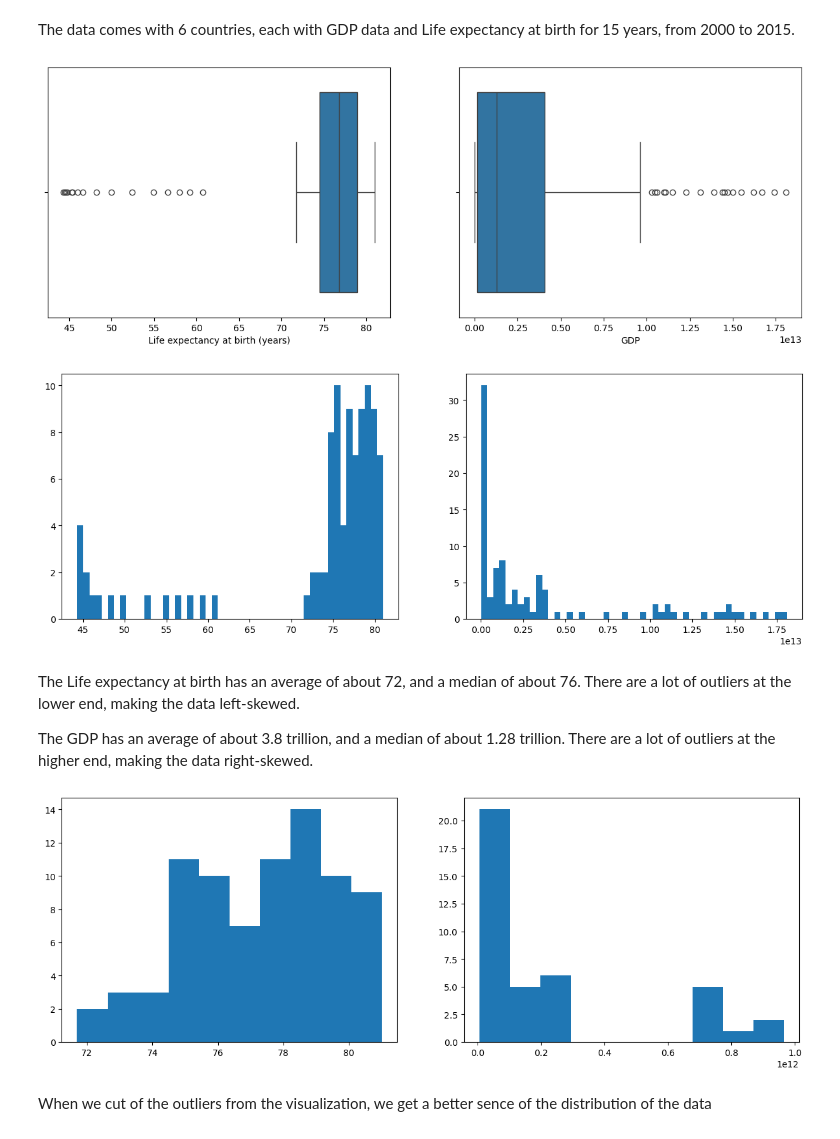
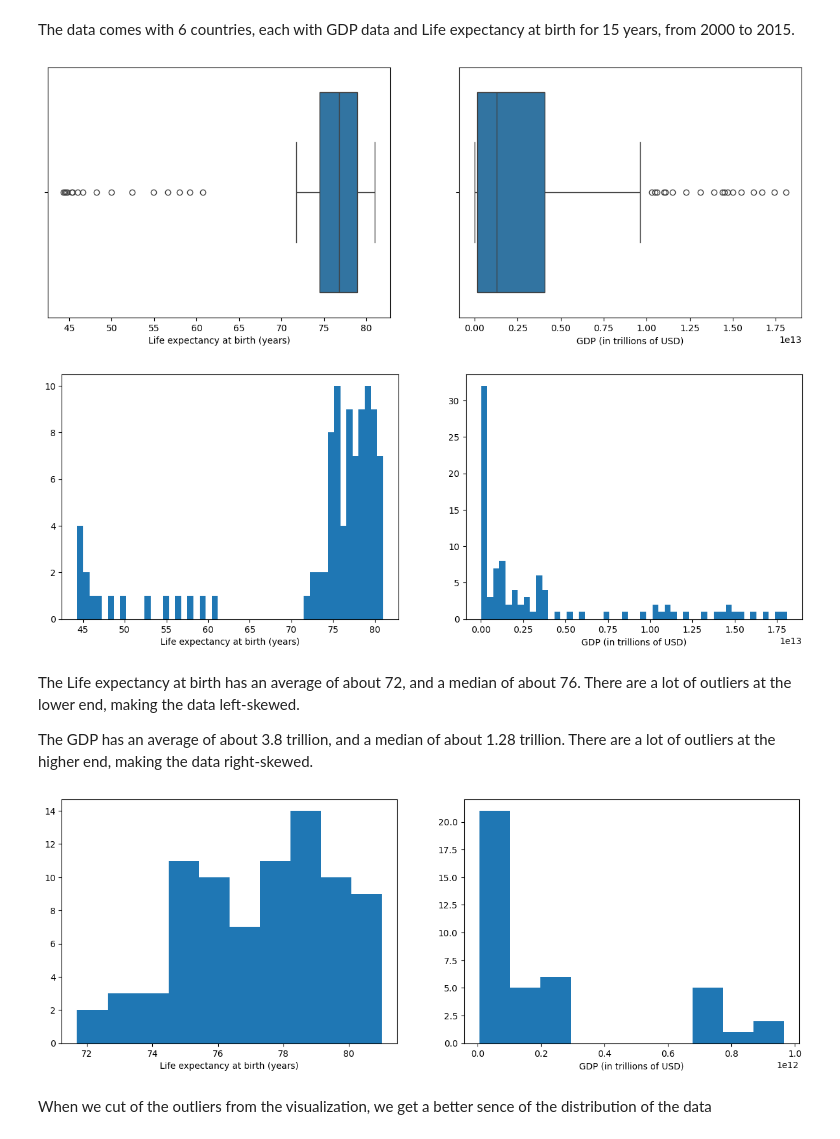
Before and after one commit to agraham02/Life-Expectancy-and-GDP-Starter, a Jupyter notebook: life_expectancy_gdp.ipynb, the cells around one changed output. Drawn from its saved outputs; the diff is of its cells as text; code cells hidden in the pictures.

```diff
--- a/life_expectancy_gdp.ipynb
+++ b/life_expectancy_gdp.ipynb
@@ -72,21 +73,26 @@ sns.boxplot(x=data_df['Life expectancy at birth (years)'])
 
 plt.subplot(1, 2, 2)
 sns.boxplot(x=data_df['GDP'])
+plt.xlabel('GDP (in trillions of USD)')
 
+plt.savefig("box_plot.png")
 plt.show()
 # %% [output]
-[figure, old version]
+[figure, new version]
 # %%
 plt.figure(figsize=(15, 5))
 plt.subplot(1, 2, 1)
 plt.hist(data_df['Life expectancy at birth (years)'], bins=50)
+plt.xlabel('Life expectancy at birth (years)')
 
 plt.subplot(1, 2, 2)
 plt.hist(data_df['GDP'], bins=50)
+plt.xlabel('GDP (in trillions of USD)')
 
+plt.savefig("hist.png")
 plt.show()
 # %% [output]
-[figure, old version]
+[figure, new version]
 # %% [markdown]
 The Life expectancy at birth has an average of about 72, and a median of about 76. There are a lot of outliers at the lower end, making the data left-skewed.
 
@@ -98,13 +104,16 @@ filtered_gdp = data_df[data_df['GDP'] < 1000000000000]
 plt.figure(figsize=(15, 5))
 plt.subplot(1, 2, 1)
 plt.hist(filtered_life_expectancy['Life expectancy at birth (years)'], bins=10)
+plt.xlabel('Life expectancy at birth (years)')
 
 plt.subplot(1, 2, 2)
 plt.hist(filtered_gdp['GDP'], bins=10)
+plt.xlabel('GDP (in trillions of USD)')
 
+plt.savefig("hist_adjusted.png")
 plt.show()
 # %% [output]
-[figure, old version]
+[figure, new version]
 # %% [markdown]
 When we cut of the outliers from the visualization, we get a better sence of the distribution of the data
 # %%
```
Also changed, not shown: parts of 7 cells of this notebook.
